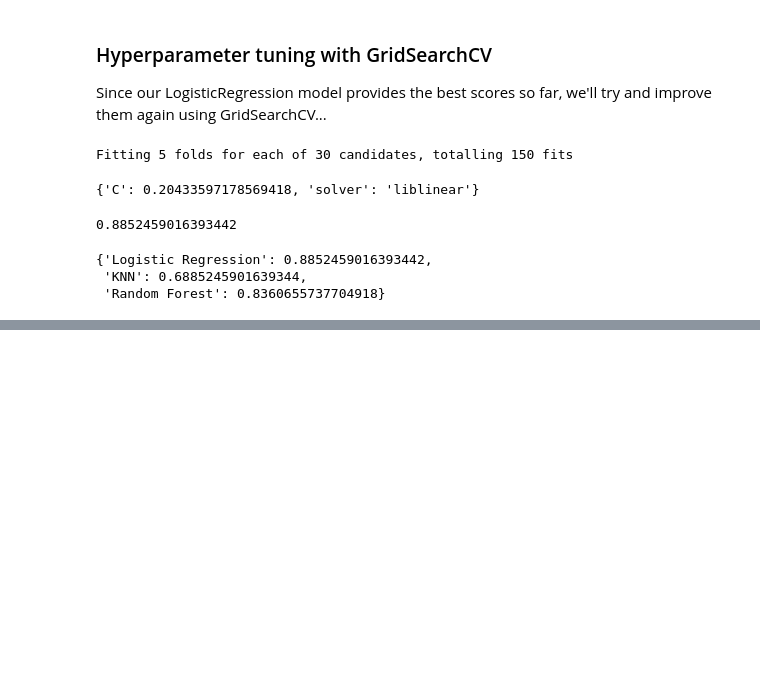
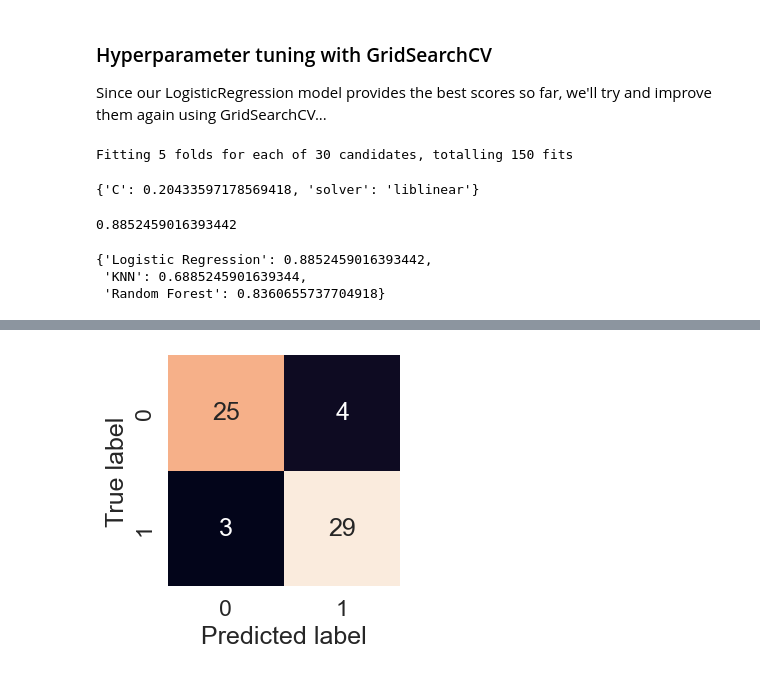
Before and after one commit to OndrejSkerik/ml-course, a Jupyter notebook: heart-disease-project/end-to-end-heart-disease-classification.ipynb, the cells around one changed output, grey strips where cells are left out. Drawn from its saved outputs; the diff is of its cells as text; code cells hidden in the pictures; blank space fills up the shorter version.

```diff
--- a/heart-disease-project/end-to-end-heart-disease-classification.ipynb
+++ b/heart-disease-project/end-to-end-heart-disease-classification.ipynb
@@ -772,0 +787,4 @@ model_scores
+# %%
+# Make predictions with tuned model
+y_preds = gs_log_reg.predict(X_test)
+y_preds
@@ -772,0 +827,23 @@ model_scores
+# %%
+sns.set(font_scale=1.5)  # increase font size
+
+def plot_conf_mat(y_test, y_preds):
+    """
+    Plots a nice looking confusion matrix using Seaborn's heatmap().
+    """
+    fig, ax = plt.subplots(figsize=(3, 3))
+    ax = sns.heatmap(confusion_matrix(y_test, y_preds),
+                     annot=True,  # annotate the boxes
+                     cbar=False)
+
+#     plt.xlabel("Predicted label")
+#     plt.ylabel("True label")
+
+#     bottom, top = ax.get_ylim()
+#     ax.set_ylim(bottom + 0.5, top - 0.5)
+
+    ax.set(xlabel="Predicted label", ylabel="True label")  # predictions go on the x-axis, true labels go on the y-axis
+
+plot_conf_mat(y_test, y_preds)
+# %% [output]
+[figure, added]
```
Also changed, not shown: parts of 41 cells of this notebook.
